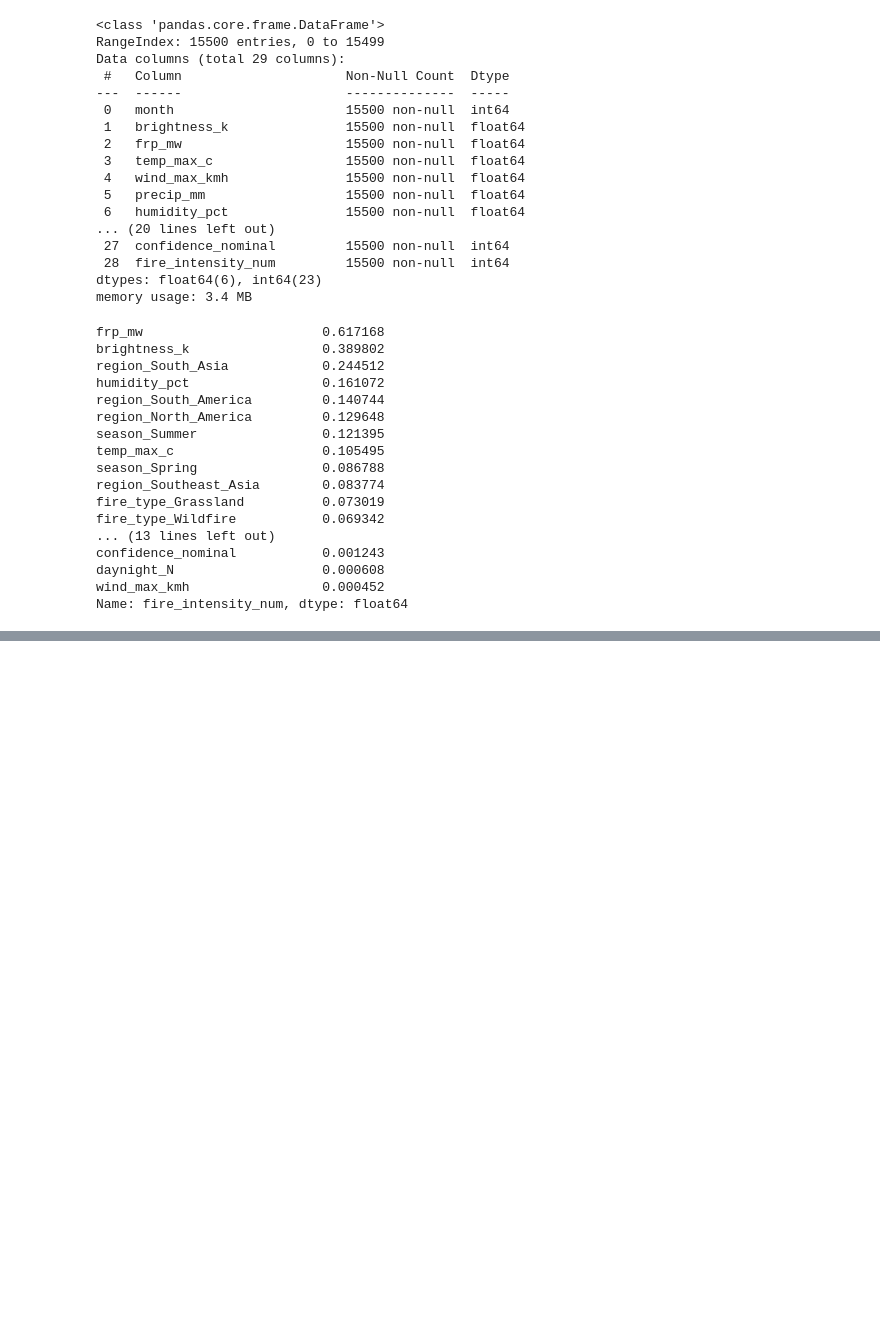
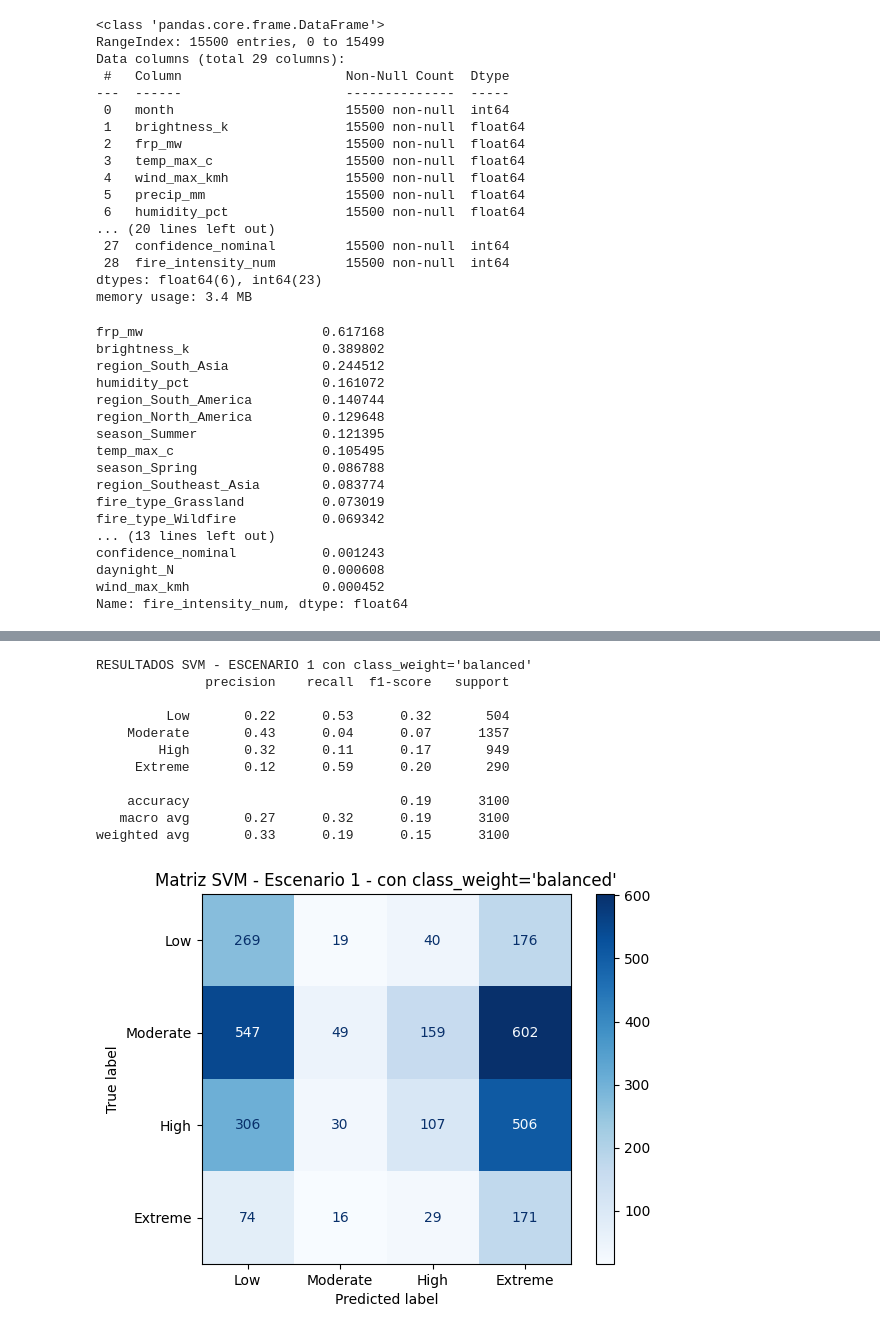
Before and after one commit to carmencnles/CEIABD, a Jupyter notebook: SAA/3ºEVA/TrabajoMatrizdeConfusion/Trabajo_Carmen.ipynb, the cells around one changed output, grey strips where cells are left out. Cells and saved outputs as stored; diff of their text form; code cells hidden in the pictures; blank space fills up the shorter version.

```diff
--- a/SAA/3ºEVA/TrabajoMatrizdeConfusion/Trabajo_Carmen.ipynb
+++ b/SAA/3ºEVA/TrabajoMatrizdeConfusion/Trabajo_Carmen.ipynb
@@ -499,0 +319,29 @@ plt.show()
+# %%
+# --- SVM Escenario 1  con class_weight='balanced' ---
+
+svm1 = SVC(kernel="linear", C=1.0, class_weight='balanced', random_state=42)
+svm1.fit(X1_train_scaled, y1_train)
+
+pred_svm1 = svm1.predict(X1_test_scaled)
+print("RESULTADOS SVM - ESCENARIO 1 con class_weight='balanced'")
+print(classification_report(y1_test, pred_svm1, target_names=['Low', 'Moderate', 'High', 'Extreme']))
+
+# Visualizar Matriz SVM 1
+disp = ConfusionMatrixDisplay.from_predictions(y1_test, pred_svm1,
+                                              display_labels=['Low', 'Moderate', 'High', 'Extreme'],
+                                              cmap='Blues')
+plt.title("Matriz SVM - Escenario 1 - con class_weight='balanced'")
+plt.show()
+# %% [output]
+RESULTADOS SVM - ESCENARIO 1 con class_weight='balanced'
+              precision    recall  f1-score   support
+
+         Low       0.22      0.53      0.32       504
+    Moderate       0.43      0.04      0.07      1357
+        High       0.32      0.11      0.17       949
+     Extreme       0.12      0.59      0.20       290
+
+    accuracy                           0.19      3100
+   macro avg       0.27      0.32      0.19      3100
+weighted avg       0.33      0.19      0.15      3100
+[figure, added]
```
Also changed, not shown: parts of 49 cells of this notebook, 6 other files.
